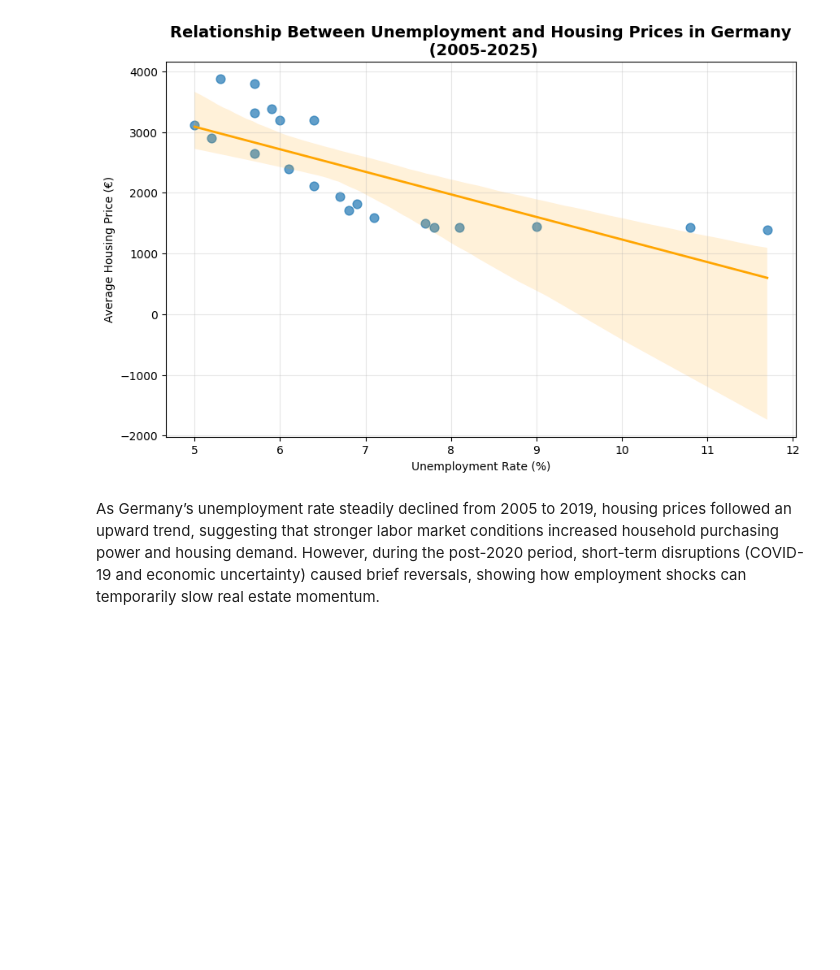
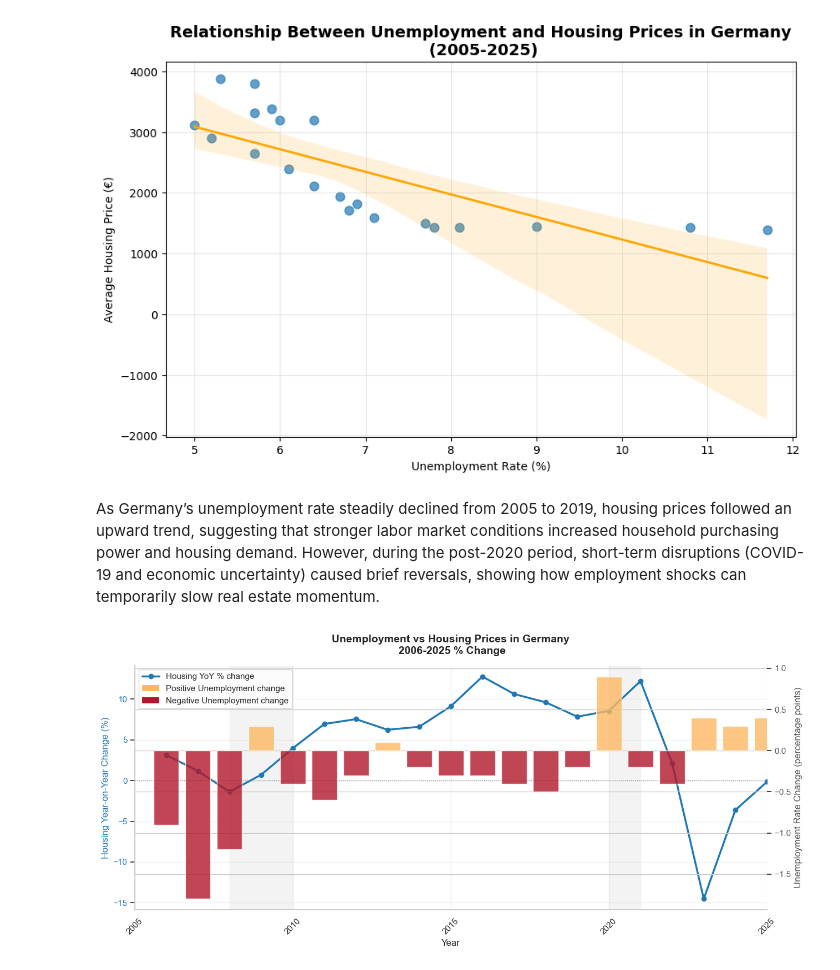
Before and after one commit to mansari40/DataStorytelling-German-Housing-Prices, a Jupyter notebook: Housing_vs_Unemployment.ipynb, the cells around one changed output. Drawn from its saved outputs; the diff is of its cells as text; code cells hidden in the pictures; blank space fills up the shorter version.

```diff
--- a/Housing_vs_Unemployment.ipynb
+++ b/Housing_vs_Unemployment.ipynb
@@ -157,3 +158,97 @@ plt.show()
 # %% [markdown]
 As Germany’s unemployment rate steadily declined from 2005 to 2019, housing prices followed an upward trend, suggesting that stronger labor market conditions increased household purchasing power and housing demand.
 However, during the post-2020 period, short-term disruptions (COVID-19 and economic uncertainty) caused brief reversals, showing how employment shocks can temporarily slow real estate momentum.
+# %%
+sns.set_theme(style="whitegrid")
+
+
+# merged_unemp must
+un_df = (
+    merged_unemp
+    .sort_values("Year")
+    .reset_index(drop=True)
+    .copy()
+)
+
+# YoY % change in housing prices
+un_df["Housing_YoY_%"] = un_df["Average_Price (€)"].pct_change() * 100
+
+# Year-on-year change in unemployment
+un_df["Unemp_Change_pp"] = un_df["Unemployment_Rate (%)"].diff()
+
+plot_df = un_df.dropna(subset=["Housing_YoY_%", "Unemp_Change_pp"]).copy()
+
+# Restrict to 2005–2025
+plot_df = plot_df[(plot_df["Year"] >= 2005) & (plot_df["Year"] <= 2025)]
+
+# Colors for bars
+bar_colors = np.where(plot_df["Unemp_Change_pp"] > 0, "#FDB863", "#B2182B")
+
+# Plot
+fig, ax1 = plt.subplots(figsize=(13, 6))
+
+# Housing YoY % line
+ax1.plot(
+    plot_df["Year"],
+    plot_df["Housing_YoY_%"],
+    color="#1F78B4",
+    marker="o",
+    linewidth=2.5,
+)
+ax1.set_xlabel("Year", fontsize=12)
+ax1.set_ylabel("Housing Year-on-Year Change (%)", fontsize=12, color="#1F78B4")
+ax1.tick_params(axis="y", labelcolor="#1F78B4")
+
+# Horizontal zero line
+ax1.axhline(0, color="grey", linewidth=1, linestyle=":")
+
+# Unemployment rate change bars
+ax2 = ax1.twinx()
+ax2.bar(
+    plot_df["Year"],
+    plot_df["Unemp_Change_pp"],
+    color=bar_colors,
+    alpha=0.8,
+    width=0.8,
+)
+ax2.set_ylabel("Unemployment Rate Change (percentage points)", fontsize=12, color="#555555")
+ax2.tick_params(axis="y", labelcolor="#555555")
+
+# Crisis shading
+for (start, end) in [(2008, 2010), (2020, 2021)]:
+    ax1.axvspan(start, end, color="#ECECEC", alpha=0.6, zorder=0)
+
+# X-axis ticks
+ax1.set_xlim(2005, 2025)
+ax1.set_xticks(np.arange(2005, 2026, 5))
+ax1.tick_params(axis="x", rotation=45)
+
+# Title
+plt.title(
+    "Unemployment vs Housing Prices in Germany\n 2006-2025 % Change",
+    fontsize=14,
+    fontweight="bold",
+    pad=15,
+)
+
+# Custom legend explaining colors
+legend_elements = [
+    Line2D([0], [0], color="#1F78B4", marker="o", linewidth=2.5,
+           label="Housing YoY % change"),
+    Patch(facecolor="#FDB863", edgecolor="none",
+          label="Positive Unemployment change"),
+    Patch(facecolor="#B2182B", edgecolor="none",
+          label="Negative Unemployment change"),
+]
+ax1.legend(handles=legend_elements, loc="upper left", frameon=True)
+
+# Final styling
+ax1.grid(alpha=0.3)
+for spine in ["top", "right"]:
+    ax1.spines[spine].set_visible(False)
+    ax2.spines[spine].set_visible(False)
+
+plt.tight_layout()
+plt.show()
+# %% [output]
+[figure, added]
```
Also changed, not shown: parts of 3 cells of this notebook, 4 other files.
